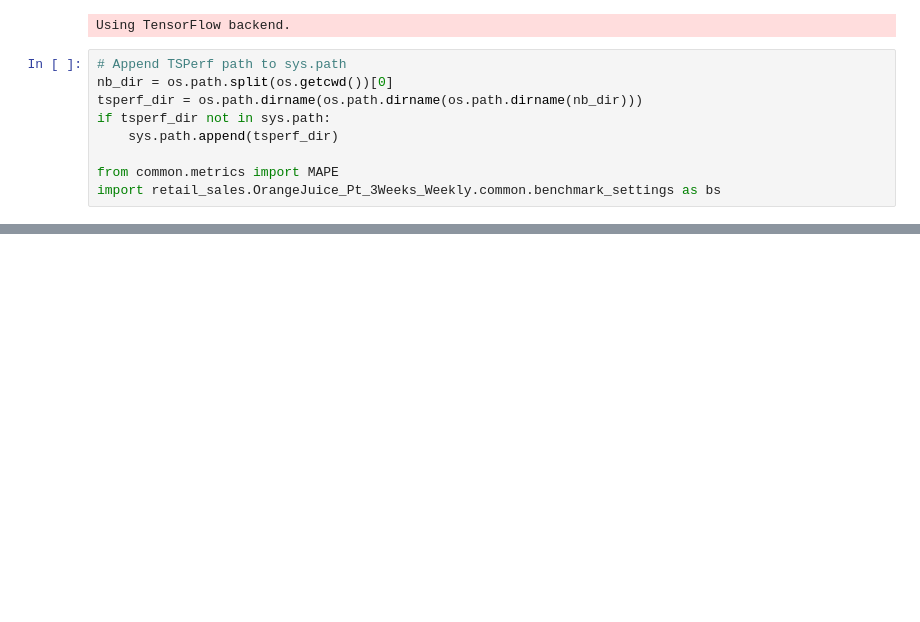
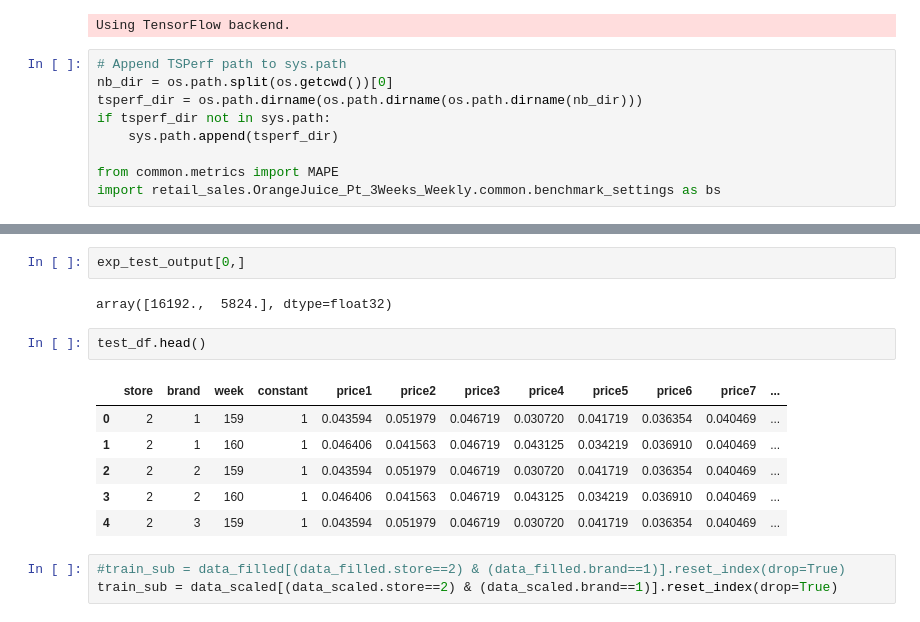
Before and after one commit to sdonohoo/forecasting, a Jupyter notebook: retail_sales/OrangeJuice_Pt_3Weeks_Weekly/submissions/DilatedCNN/train_score_all.ipynb, the cells around one changed output, grey strips where cells are left out. Saved outputs shown, nothing was run; the diff lists cells and outputs as text; blank space fills up the shorter version.

```diff
--- a/retail_sales/OrangeJuice_Pt_3Weeks_Weekly/submissions/DilatedCNN/train_score_all.ipynb
+++ b/retail_sales/OrangeJuice_Pt_3Weeks_Weekly/submissions/DilatedCNN/train_score_all.ipynb
@@ -384,0 +438,16 @@ submission.head()
+# %%
+exp_test_output[0,]
+# %% [output]
+array([16192.,  5824.], dtype=float32)
+# %%
+test_df.head()
+# %% [output]
+|  | store | brand | week | constant | price1 | price2 | price3 | price4 | price5 | price6 | price7 | ... |
+| 0 | 2 | 1 | 159 | 1 | 0.043594 | 0.051979 | 0.046719 | 0.030720 | 0.041719 | 0.036354 | 0.040469 | ... |
+| 1 | 2 | 1 | 160 | 1 | 0.046406 | 0.041563 | 0.046719 | 0.043125 | 0.034219 | 0.036910 | 0.040469 | ... |
+| 2 | 2 | 2 | 159 | 1 | 0.043594 | 0.051979 | 0.046719 | 0.030720 | 0.041719 | 0.036354 | 0.040469 | ... |
+| 3 | 2 | 2 | 160 | 1 | 0.046406 | 0.041563 | 0.046719 | 0.043125 | 0.034219 | 0.036910 | 0.040469 | ... |
+| 4 | 2 | 3 | 159 | 1 | 0.043594 | 0.051979 | 0.046719 | 0.030720 | 0.041719 | 0.036354 | 0.040469 | ... |
+# %%
+#train_sub = data_filled[(data_filled.store==2) & (data_filled.brand==1)].reset_index(drop=True)
+train_sub = data_scaled[(data_scaled.store==2) & (data_scaled.brand==1)].reset_index(drop=True)
```
Also changed, not shown: parts of 10 cells of this notebook, 5 other files.
